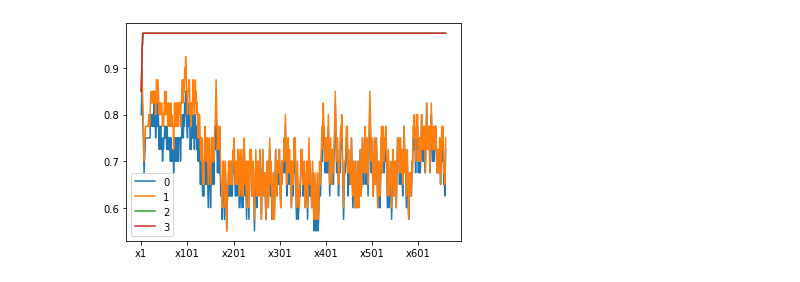
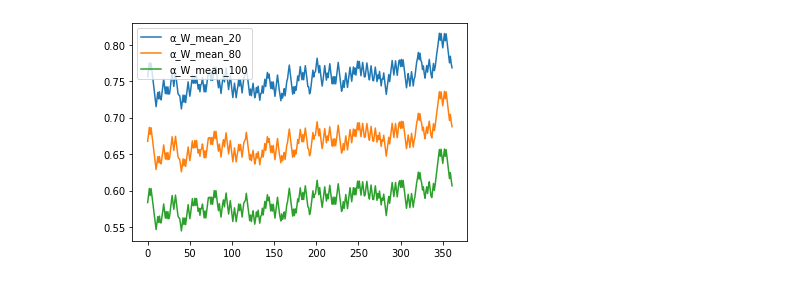
Before and after one commit to Tarsatir/Capsule_Climate, a Jupyter notebook: results/W_quintiles.ipynb, the cells around one changed output. Saved outputs shown, nothing was run; the diff lists cells and outputs as text; code cells hidden in the pictures.

```diff
--- a/results/W_quintiles.ipynb
+++ b/results/W_quintiles.ipynb
@@ -3,6 +3,6 @@ import matplotlib.pyplot as plt
 import pandas as pd
 import numpy as np
 # %%
-df = pd.read_csv('result_data/alpha_W_quantiles.csv')
+df = pd.read_csv('result_data/household_quantiles.csv')
 df.head()
 # %% [output]
@@ -15,5 +15,5 @@ df.head()
 # %%
-df.transpose().plot()
+df[['α_W_mean_20', 'α_W_mean_80', 'α_W_mean_100']].plot()
 plt.show()
 # %% [output]
-[figure, old version]
+[figure, new version]
```
Also changed, not shown: parts of 2 cells of this notebook, 14 other files.
